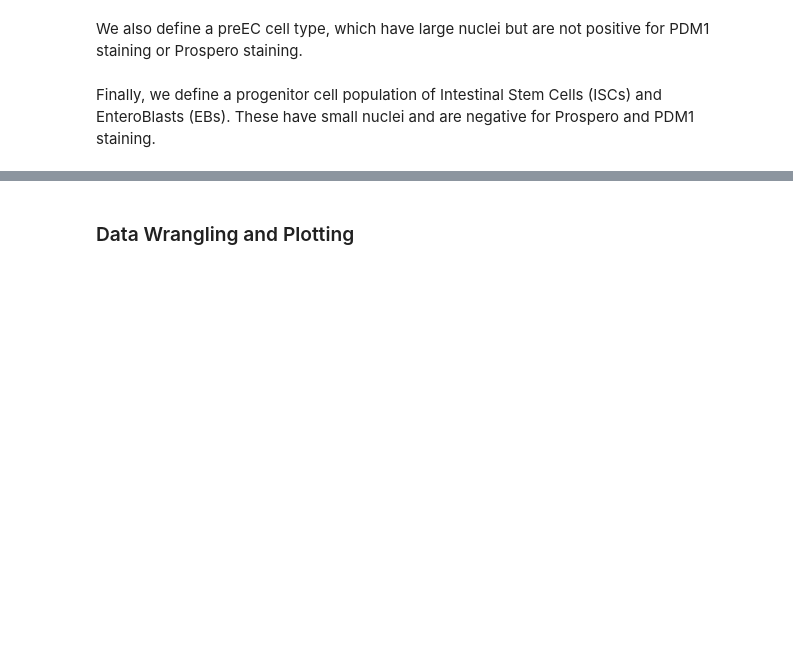
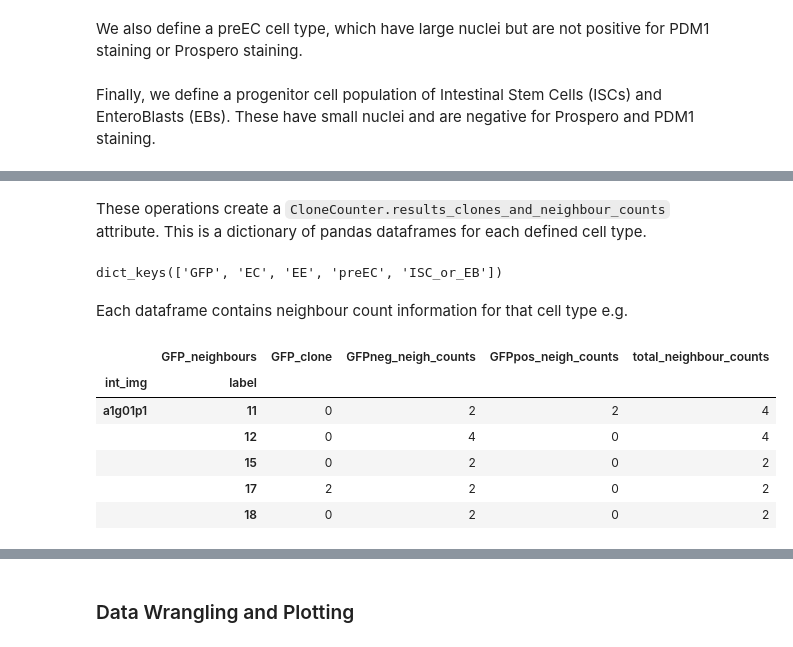
Before and after one commit to morriso1/clonedetective, a Jupyter notebook: 03_Tutorial_simple_walkthrough.ipynb, the cells around one changed output, grey strips where cells are left out. Cells and saved outputs as stored; diff of their text form; code cells hidden in the pictures; blank space fills up the shorter version.

```diff
--- a/03_Tutorial_simple_walkthrough.ipynb
+++ b/03_Tutorial_simple_walkthrough.ipynb
@@ -501,0 +489,18 @@ df
+# %% [markdown]
+These operations create a `CloneCounter.results_clones_and_neighbour_counts` attribute. This is a dictionary of pandas dataframes for each defined cell type.
+# %%
+exp.results_clones_and_neighbour_counts.keys()
+# %% [output]
+dict_keys(['GFP', 'EC', 'EE', 'preEC', 'ISC_or_EB'])
+# %% [markdown]
+Each dataframe contains neighbour count information for that cell type e.g.
+# %%
+exp.results_clones_and_neighbour_counts["GFP"].head()
+# %% [output]
+|  | GFP_neighbours | GFP_clone | GFPneg_neigh_counts | GFPpos_neigh_counts | total_neighbour_counts |
+| int_img | label |  |  |  |  |
+| a1g01p1 | 11 | 0 | 2 | 2 | 4 |
+|  | 12 | 0 | 4 | 0 | 4 |
+|  | 15 | 0 | 2 | 0 | 2 |
+|  | 17 | 2 | 2 | 0 | 2 |
+|  | 18 | 0 | 2 | 0 | 2 |
```
Also changed, not shown: parts of 10 cells of this notebook, 5 other files.
